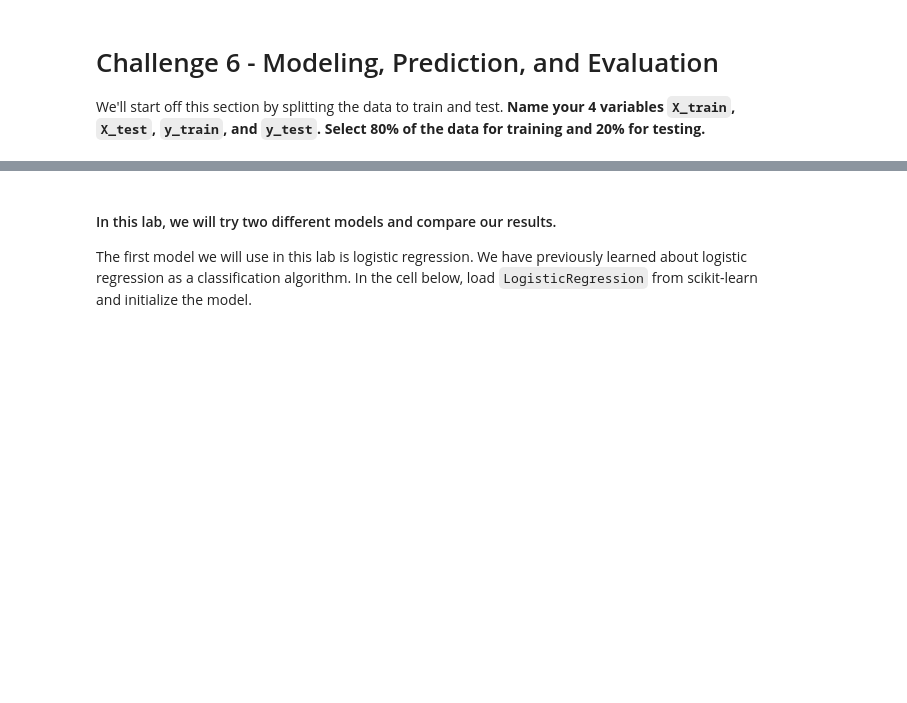
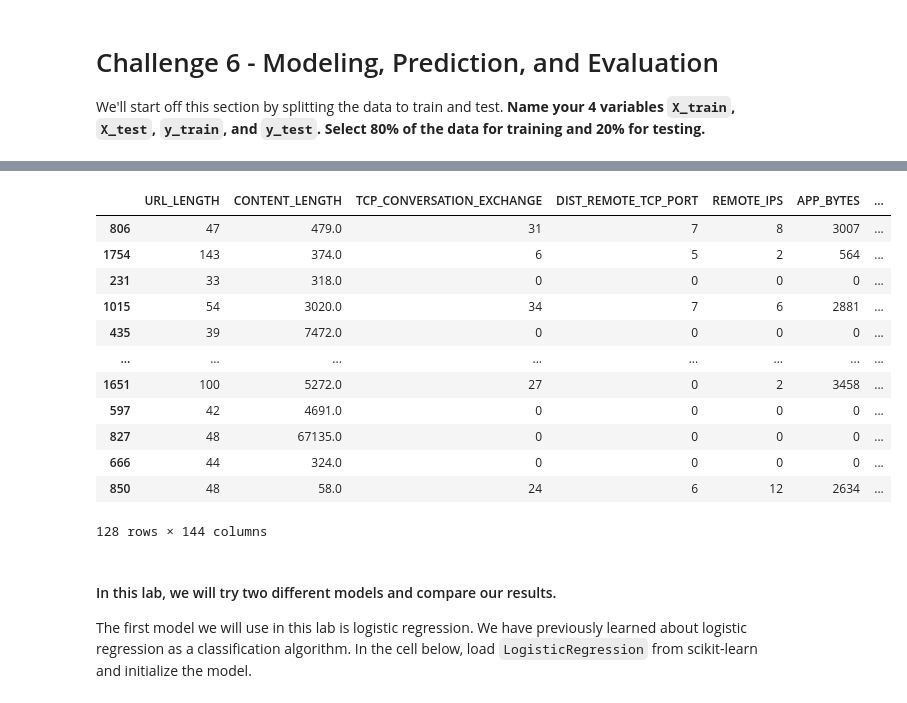
Before and after one commit to ironhack-labs/lab-supervised-learning-en, a Jupyter notebook: your-code/main.ipynb, the cells around one changed output, grey strips where cells are left out. Cells and saved outputs as stored; diff of their text form; code cells hidden in the pictures; blank space fills up the shorter version.

```diff
--- a/your-code/main.ipynb
+++ b/your-code/main.ipynb
@@ -709,3 +733,19 @@ y = website_dummy['Type']
+# %%
+X_test
+# %% [output]
+|  | URL_LENGTH | CONTENT_LENGTH | TCP_CONVERSATION_EXCHANGE | DIST_REMOTE_TCP_PORT | REMOTE_IPS | APP_BYTES | ... |
+| 806 | 47 | 479.0 | 31 | 7 | 8 | 3007 | ... |
+| 1754 | 143 | 374.0 | 6 | 5 | 2 | 564 | ... |
+| 231 | 33 | 318.0 | 0 | 0 | 0 | 0 | ... |
+| 1015 | 54 | 3020.0 | 34 | 7 | 6 | 2881 | ... |
+| 435 | 39 | 7472.0 | 0 | 0 | 0 | 0 | ... |
+| ... | ... | ... | ... | ... | ... | ... | ... |
+| 1651 | 100 | 5272.0 | 27 | 0 | 2 | 3458 | ... |
+| 597 | 42 | 4691.0 | 0 | 0 | 0 | 0 | ... |
+| 827 | 48 | 67135.0 | 0 | 0 | 0 | 0 | ... |
+| 666 | 44 | 324.0 | 0 | 0 | 0 | 0 | ... |
+| 850 | 48 | 58.0 | 24 | 6 | 12 | 2634 | ... |
+128 rows × 144 columns
 # %% [markdown]
 #### In this lab, we will try two different models and compare our results.
 
```
Also changed, not shown: parts of 23 cells of this notebook.
